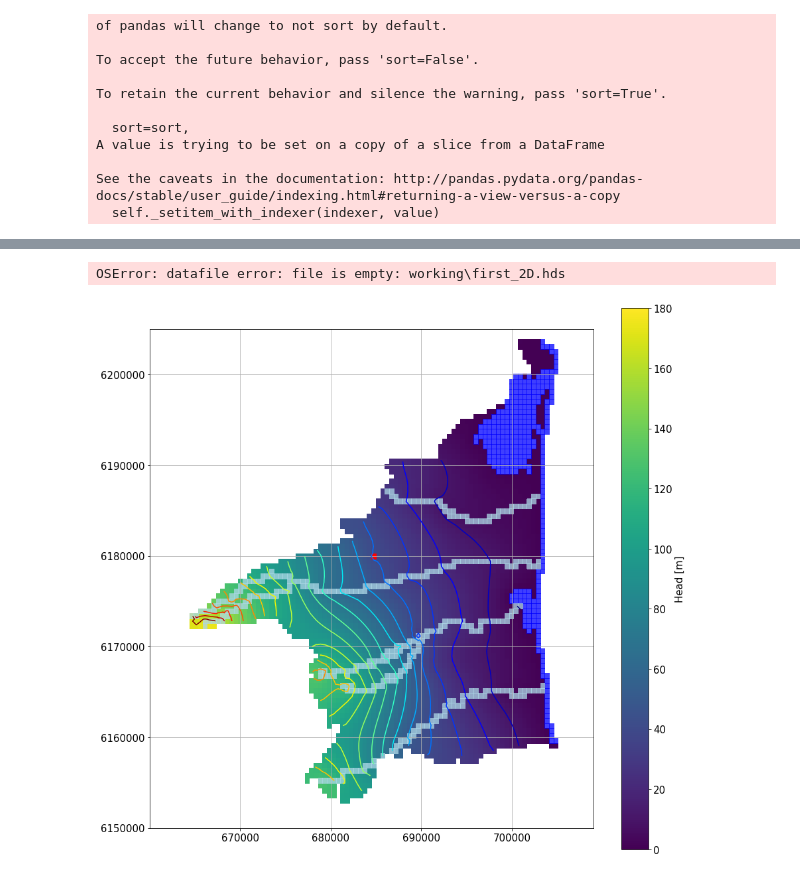
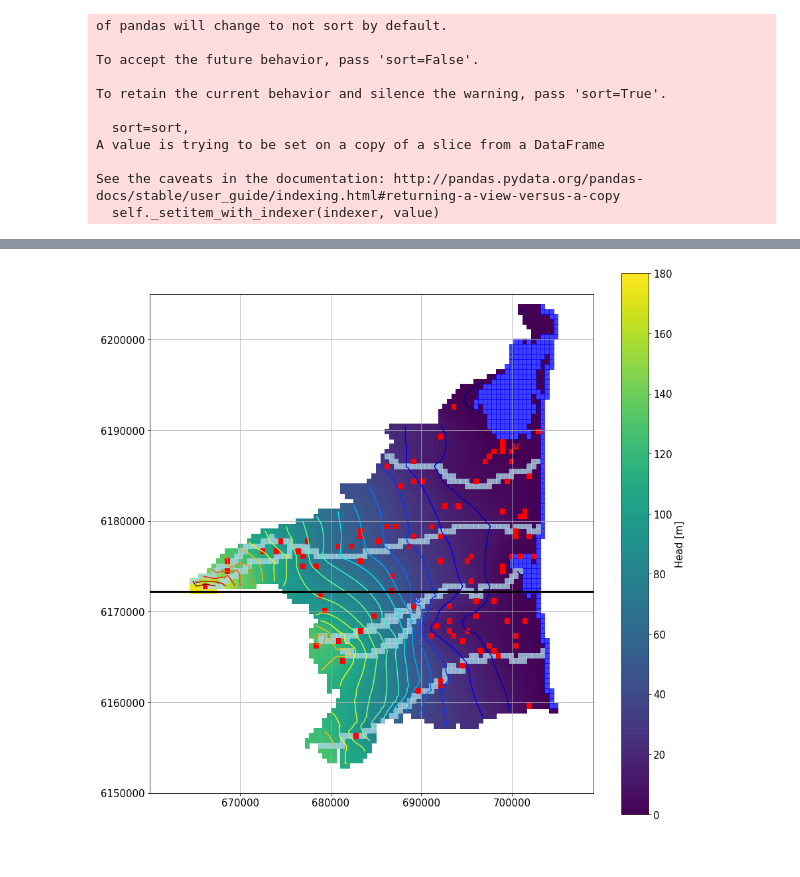
Before and after one commit to LudovicSchorpp/TM_Ludovic_Schorpp, a Jupyter notebook: codes_tests/Modeles2D/test_premier_model/test_premier_model.ipynb, the cells around one changed output, grey strips where cells are left out. Cells and saved outputs as stored; diff of their text form; code cells hidden in the pictures.

```diff
--- a/codes_tests/Modeles2D/test_premier_model/test_premier_model.ipynb
+++ b/codes_tests/Modeles2D/test_premier_model/test_premier_model.ipynb
@@ -65,3 +67,20 @@ ep=np.ones([nrow,ncol])*x
 botm = top-ep
 botm[85,15]=160
 botm-=10
+# %%
+# botom
+folder_path = "../../data/txt_couches"
+surfaces = []
+for file in glob.glob(os.path.join(folder_path, '*.txt')):
+    Rast = Raster.load(file)
+    surfaces.append(Rast.resample_to_grid(grid.xcellcenters,
+                                grid.ycellcenters,
+                                band = Rast.bands[0],
+                                method="linear"))
+Q = surfaces[1]
+PC = surfaces[2]
+PMS = surfaces[3]
+BOT = PMS
+BOT[PMS==-9999] = PC[PMS==-9999]
+BOT[PC==-9999] = Q[PC==-9999]
+BOT[BOT==-9999] = 0
@@ -310,37 +311,42 @@ bdfile=[]
 for file in os.listdir(model_dir):
     if file.endswith(".chd"):
         bdfile.append(os.path.splitext(file)[0])
-# %% [output]
-OSError: datafile error: file is empty: working\first_2D.hds
 # %%
 # make a plot
 fig = plt.figure(figsize=(15,15))
 ax  = plt.subplot(1, 1, 1, aspect='equal')
 ml = fp.plot.PlotMapView(model=gwf)
 
 hmesh=ml.plot_array(head,masked_values=[0,1e30],cmap="viridis")
 hmesh.set_clim(0,180)
 #ml.plot_specific_discharge(spdis[0],color="w",width=0.0050)
 cont=ml.contour_array(head,masked_values=[0,1e30],levels=np.linspace(0,170,18),cmap="jet")
 
+# plot bc
 for bc in bdfile:
     if bc == ("sea") or bc== ("eta"):
         ml.plot_bc(bc,color="b",alpha=0.5)
     else :
         ml.plot_bc(bc,color="lightblue",alpha=0.5)
+ml.plot_bc("wel",label="we") # plot the wells
+
+# plot Cross-section
+row = 59;
+x = [x0,x1]
+y = [y1-(row+.5)*delc,y1-(row+.5)*delc]
+ax.plot(x,y,"k",linewidth=3)
 
 
-ml.plot_bc("wel",label="we") # plot the wells
 ax.tick_params(labelsize=15)
 #ax.tick_params(axis="y",direction="in", pad=-120)
 
 g = plt.colorbar(hmesh)
 g.set_label("Head [m]",fontsize=15)
 g.ax.tick_params(labelsize=15)
 
-plt.grid()
+ax.grid()
 # %% [output]
-[figure, old version]
+[figure, new version]
 # %%
 # Total Budget
 lstBudgetfile = "{}.lst".format(model_name)
```
Also changed, not shown: parts of 10 cells of this notebook, 10 other files.
